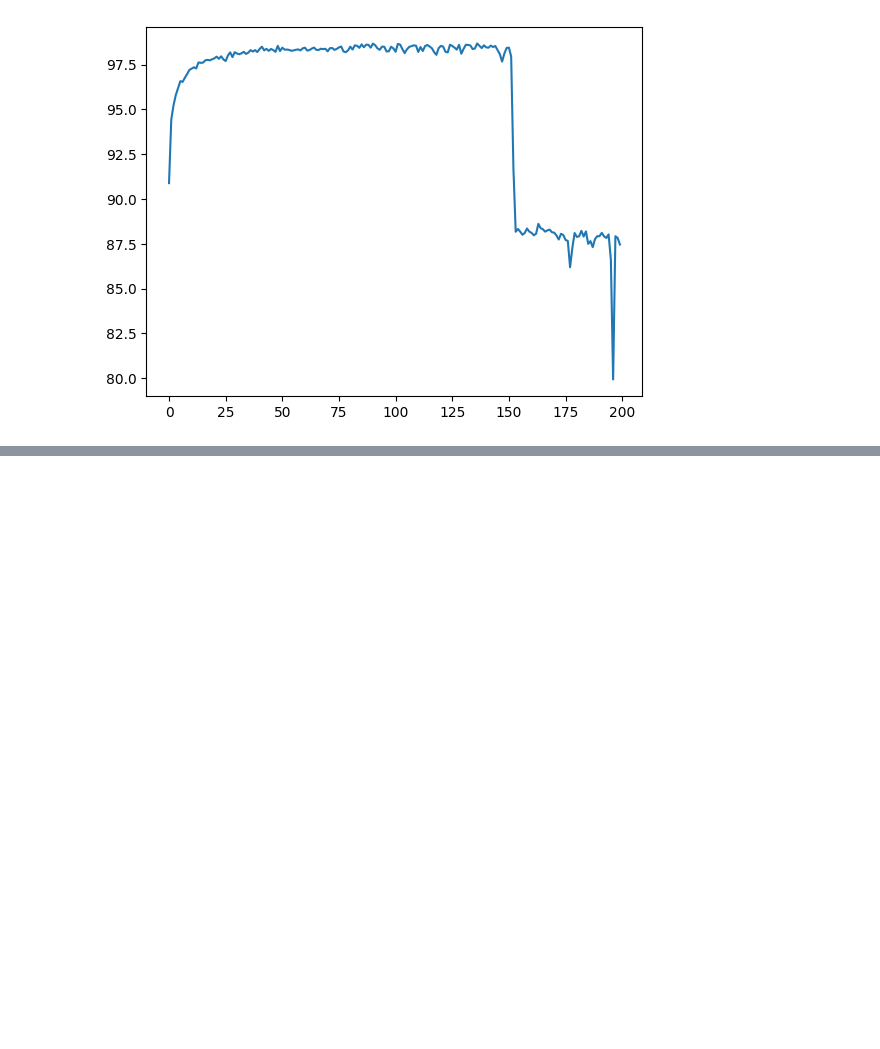
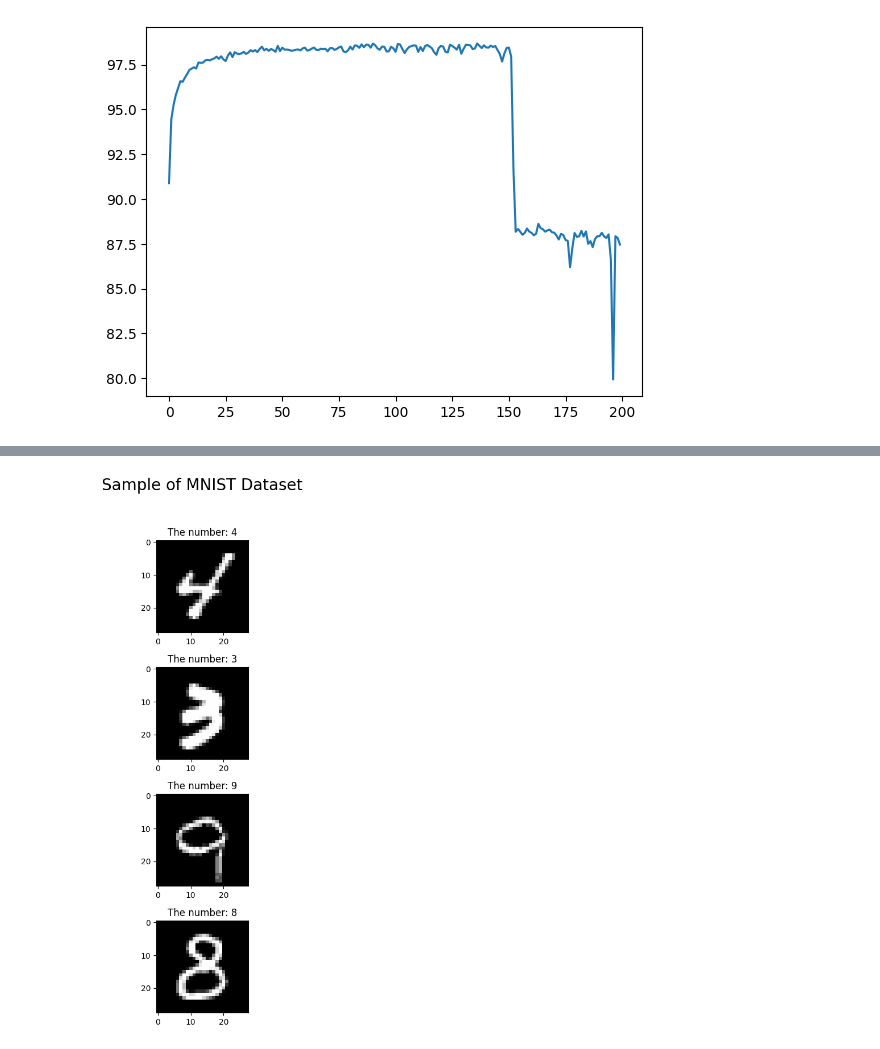
Before and after one commit to rzadrzi/deep-learning-pytorch, a Jupyter notebook: ANN/mnist.ipynb, the cells around one changed output, grey strips where cells are left out. Saved outputs shown, nothing was run; the diff lists cells and outputs as text; code cells hidden in the pictures; blank space fills up the shorter version.

Commit message:
ANN Model
MNIST dataset

Train and test the model use class for train

```diff
--- a/ANN/mnist.ipynb
+++ b/ANN/mnist.ipynb
@@ -194,0 +202,15 @@ plt.plot(train_accuracy)
+# %%
+# schow 12 randomly iamges
+fig,axs = plt.subplots(4,1,figsize=(20,10))
+for ax in axs.flatten():
+  # pick a random image
+  random_index = np.random.randint(0,high=train_data.targets.size(0))
+  img, label = train_data[random_index]
+  ax.imshow(img.numpy()[0], cmap='gray')
+  ax.set_title(f'The number: {label}')
+
+plt.suptitle('Sample of MNIST Dataset',fontsize=20)
+plt.tight_layout(rect=[0,0,1,.95])
+plt.show()
+# %% [output]
+[figure, added]
```
Also changed, not shown: parts of 2 cells of this notebook.
